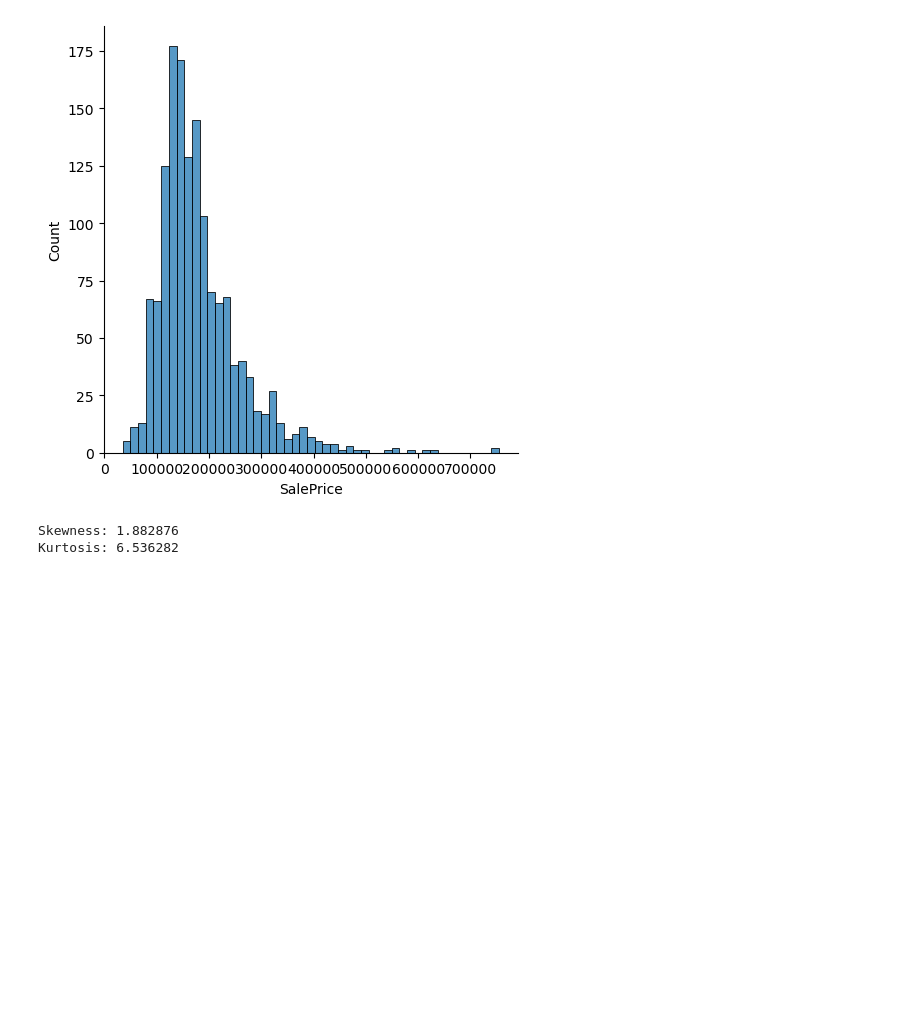
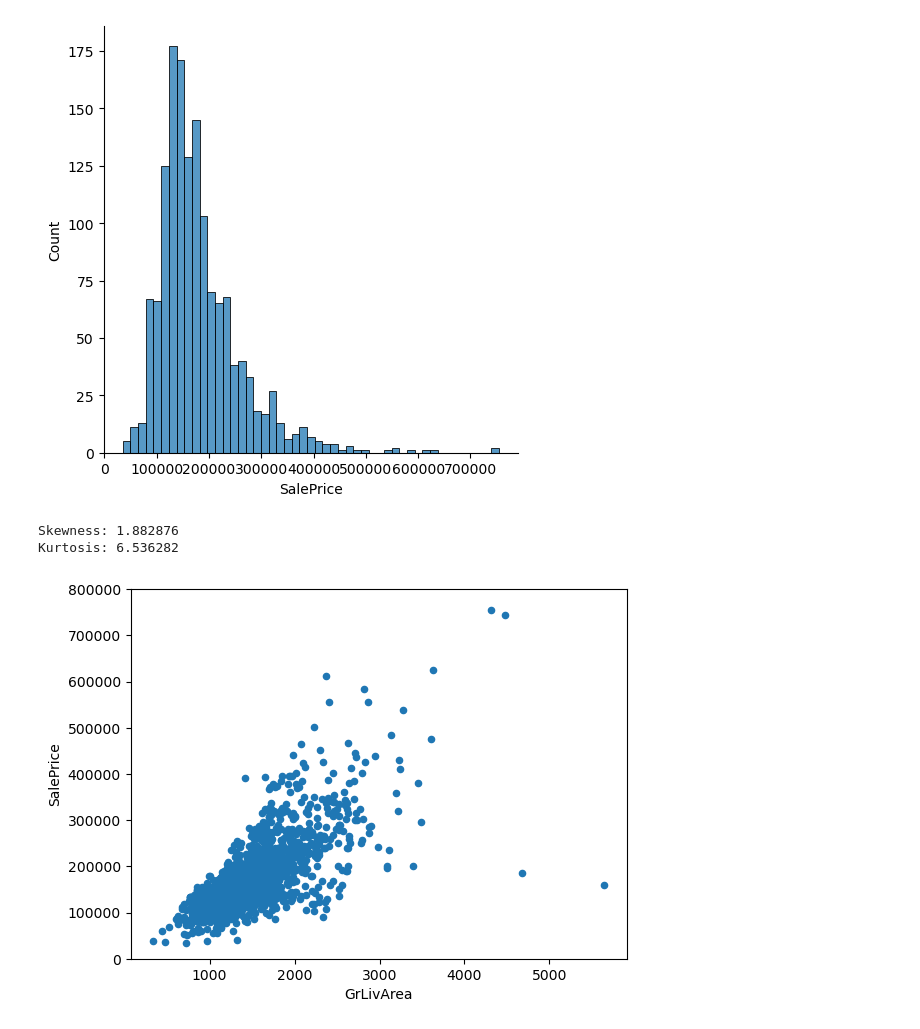
Before and after one commit to h-sutiwas/personal-project, a Jupyter notebook: House Prices Advanced Regression Techniques/house-prices-advanced-regression-techniques/house_price.ipynb, the cells around one changed output. Saved outputs shown, nothing was run; the diff lists cells and outputs as text; code cells hidden in the pictures; blank space fills up the shorter version.

Commit message:
House Price Regression - Relation between SalePrice and others

```diff
--- a/House Prices Advanced Regression Techniques/house-prices-advanced-regression-techniques/house_price.ipynb
+++ b/House Prices Advanced Regression Techniques/house-prices-advanced-regression-techniques/house_price.ipynb
@@ -62,3 +62,10 @@ print("Kurtosis: %f" % train_df['SalePrice'].kurt())
 # %% [output]
 Skewness: 1.882876
 Kurtosis: 6.536282
+# %%
+# Relation of SalePrice with other numerical variables
+# GrLivArea
+data = pd.concat([train_df['SalePrice'], train_df['GrLivArea']], axis=1)
+data.plot.scatter(x='GrLivArea', y='SalePrice', ylim=(0,800000));
+# %% [output]
+[figure, added]
```
Also changed, not shown: parts of 5 cells of this notebook.
